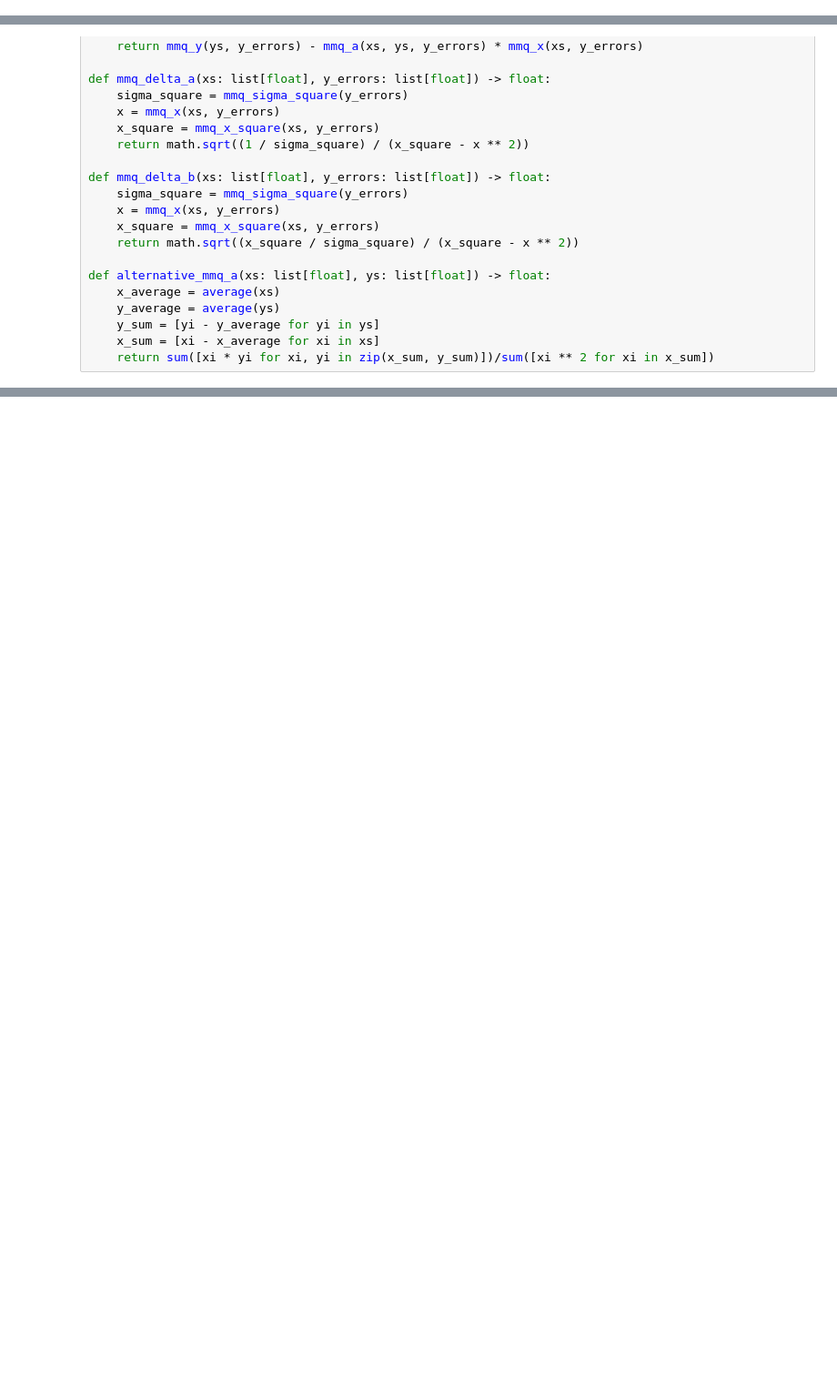
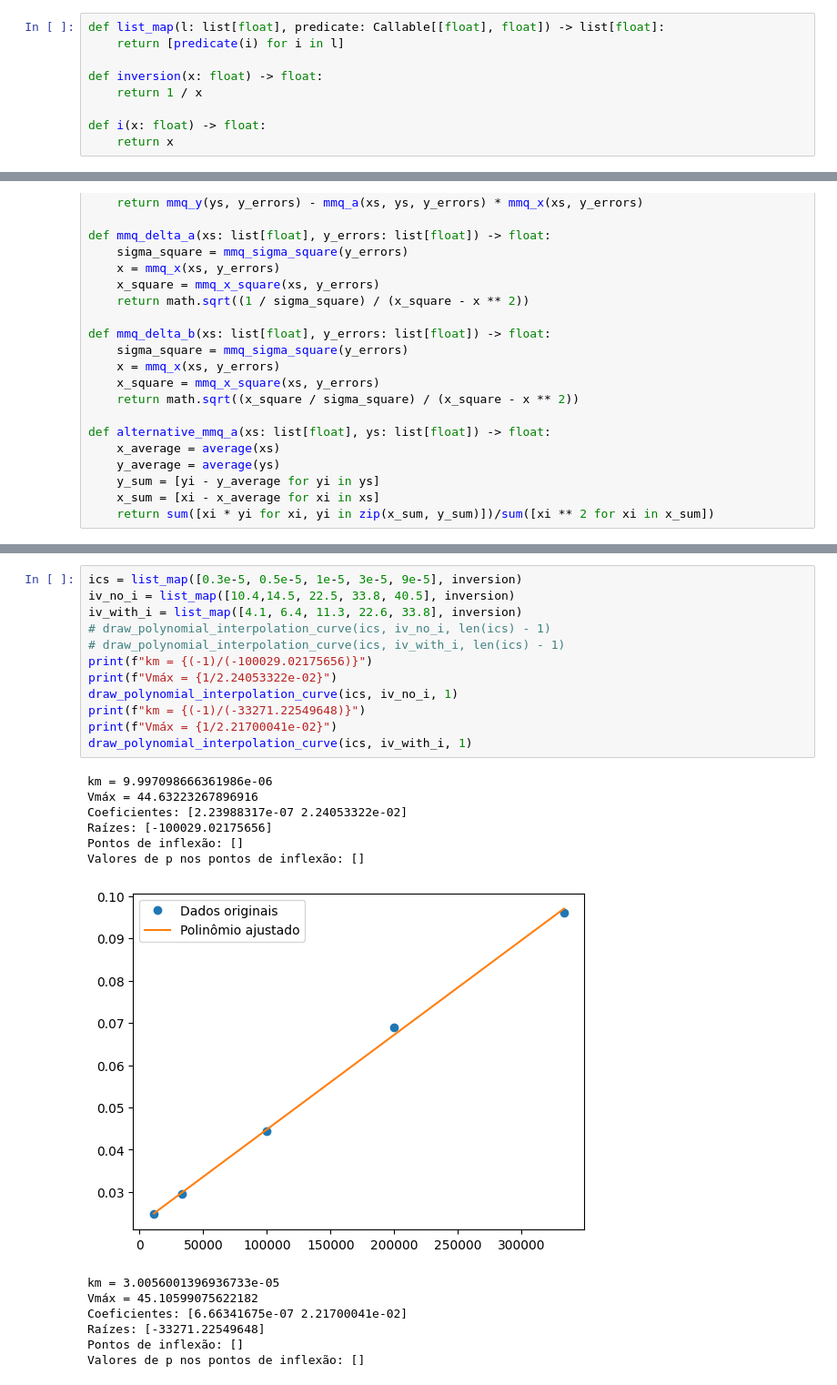
Before and after one commit to Thiago-Fernandes-Dias/statistic_tools, a Jupyter notebook: notebook.ipynb, the cells around one changed output, grey strips where cells are left out. Shown: that part at 91% size. Cells and saved outputs as stored; diff of their text form; blank space fills up the shorter version.

```diff
--- a/notebook.ipynb
+++ b/notebook.ipynb
@@ -13,6 +14,15 @@ def sum(data: list[float]) -> float:
 # %%
 def average(data: list[float]) -> float:
     return (1 / len(data)) * sum(data)
+# %%
+def list_map(l: list[float], predicate: Callable[[float], float]) -> list[float]:
+    return [predicate(i) for i in l]
+
+def inversion(x: float) -> float:
+    return 1 / x
+
+def i(x: float) -> float:
+    return x
 # %%
 def standard_deviation(data: list[float]) -> float:
     deviations = []
@@ -191,0 +245,26 @@ deltaB: 1.3538481535722575
+# %%
+ics = list_map([0.3e-5, 0.5e-5, 1e-5, 3e-5, 9e-5], inversion)
+iv_no_i = list_map([10.4,14.5, 22.5, 33.8, 40.5], inversion)
+iv_with_i = list_map([4.1, 6.4, 11.3, 22.6, 33.8], inversion)
+# draw_polynomial_interpolation_curve(ics, iv_no_i, len(ics) - 1)
+# draw_polynomial_interpolation_curve(ics, iv_with_i, len(ics) - 1)
+print(f"km = {(-1)/(-100029.02175656)}")
+print(f"Vmáx = {1/2.24053322e-02}")
+draw_polynomial_interpolation_curve(ics, iv_no_i, 1)
+print(f"km = {(-1)/(-33271.22549648)}")
+print(f"Vmáx = {1/2.21700041e-02}")
+draw_polynomial_interpolation_curve(ics, iv_with_i, 1)
+# %% [output]
+km = 9.997098666361986e-06
+Vmáx = 44.63223267896916
+Coeficientes: [2.23988317e-07 2.24053322e-02]
+Raízes: [-100029.02175656]
+Pontos de inflexão: []
+Valores de p nos pontos de inflexão: []
+[figure, added]
+km = 3.0056001396936733e-05
+Vmáx = 45.10599075622182
+Coeficientes: [6.66341675e-07 2.21700041e-02]
+Raízes: [-33271.22549648]
+Pontos de inflexão: []
+Valores de p nos pontos de inflexão: []
```
Also changed, not shown: parts of 6 cells of this notebook.
